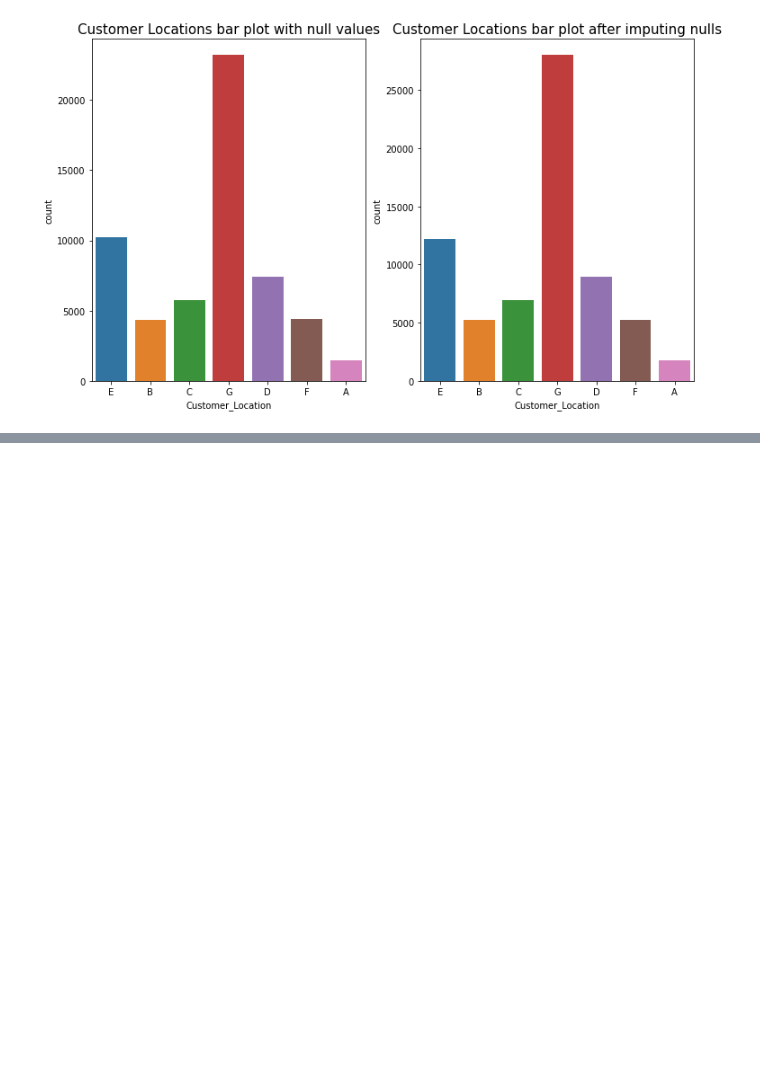
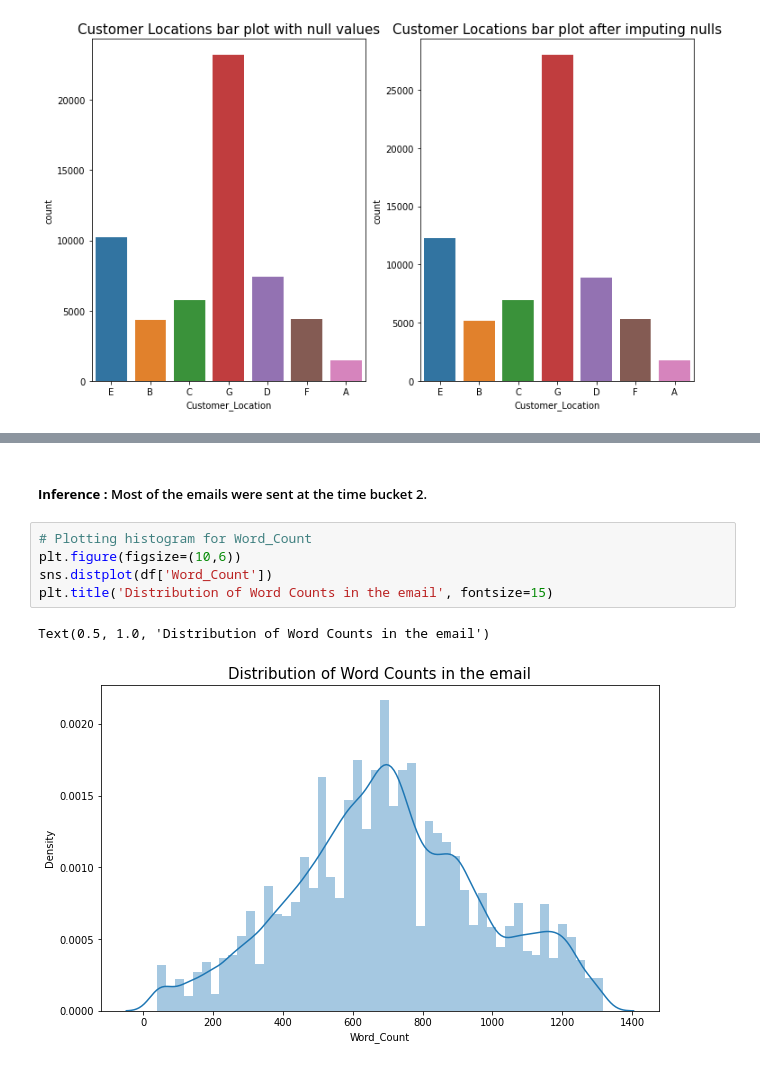
Before and after one commit to Subhajit53/Email-Campaign-Effectiveness-Prediction, a Jupyter notebook: Email_Campaign_Effectiveness_Prediction.ipynb, the cells around one changed output, grey strips where cells are left out. Cells and saved outputs as stored; diff of their text form; blank space fills up the shorter version.

```diff
--- a/Email_Campaign_Effectiveness_Prediction.ipynb
+++ b/Email_Campaign_Effectiveness_Prediction.ipynb
@@ -259,0 +296,10 @@ Text(0.5, 1.0, 'Customer Locations bar plot after imputing nulls')
+# %% [markdown]
+##### **Inference :** Most of the emails were sent at the time bucket 2.
+# %%
+# Plotting histogram for Word_Count
+plt.figure(figsize=(10,6))
+sns.distplot(df['Word_Count'])
+plt.title('Distribution of Word Counts in the email', fontsize=15)
+# %% [output]
+Text(0.5, 1.0, 'Distribution of Word Counts in the email')
+[figure, added]
```
Also changed, not shown: parts of 48 cells of this notebook.
